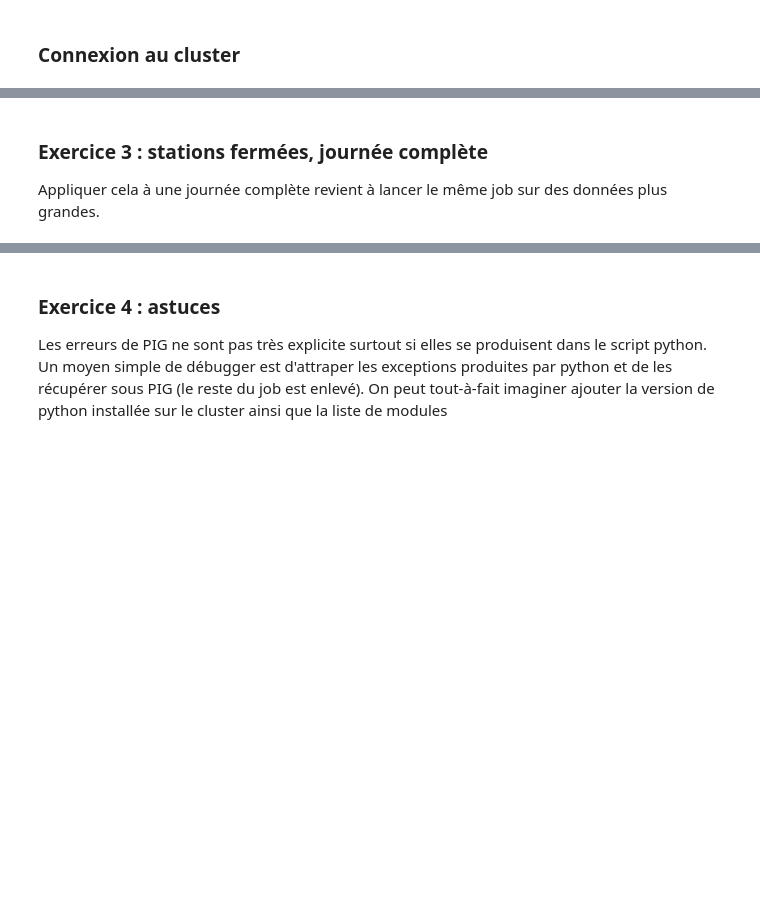
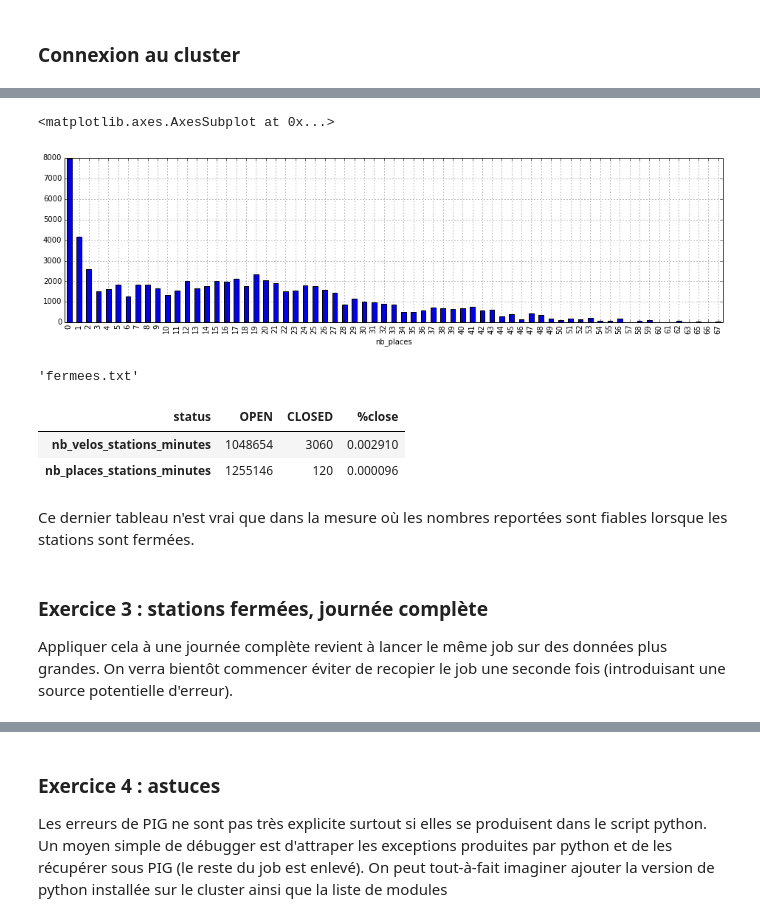
Before and after one commit to sdpython/ensae_teaching_cs, a Jupyter notebook: _doc/notebooks/td3a/td3a_correction_session7a.ipynb, the cells around one changed output, grey strips where cells are left out. Cells and saved outputs as stored; diff of their text form; code cells hidden in the pictures; blank space fills up the shorter version.

```diff
--- a/_doc/notebooks/td3a/td3a_correction_session7a.ipynb
+++ b/_doc/notebooks/td3a/td3a_correction_session7a.ipynb
@@ -111,4 +221,27 @@ STORE dist_pl INTO 'velib_py_results/distribution_stands.txt' USING PigStorage('
+# %%
+df = pandas.read_csv("distribution_stands.txt", sep="\t", names=["nb_places", "nb_stations_minutes"])
+df.plot(x="nb_places",y="nb_stations_minutes",kind="bar",figsize=(16,4))
+# %% [output]
+<matplotlib.axes.AxesSubplot at 0x...>
+[figure, added]
+# %%
+if os.path.exists("fermees.txt") : os.remove("fermees.txt")
+%remote_down_cluster_merge velib_py_results/fermees.txt fermees.txt
+# %% [output]
+'fermees.txt'
+# %%
+df = pandas.read_csv("fermees.txt", sep="\t", names=["status", "nb_velos_stations_minutes", "nb_places_stations_minutes"])
+df=df.set_index("status")
+df = df.T
+df["%close"] = df.CLOSED / (df.CLOSED + df.OPEN)
+df
+# %% [output]
+| status | OPEN | CLOSED | %close |
+| nb_velos_stations_minutes | 1048654 | 3060 | 0.002910 |
+| nb_places_stations_minutes | 1255146 | 120 | 0.000096 |
+# %% [markdown]
+Ce dernier tableau n'est vrai que dans la mesure où les nombres reportées sont fiables lorsque les stations sont fermées.
 # %% [markdown]
 <h3 id="exo3">Exercice 3 : stations fermées, journée complète</h3>
 
-Appliquer cela à une journée complète revient à lancer le même job sur des données plus grandes.
+Appliquer cela à une journée complète revient à lancer le même job sur des données plus grandes. On verra bientôt commencer éviter de recopier le job une seconde fois (introduisant une source potentielle d'erreur).
```
Also changed, not shown: parts of 41 cells of this notebook, 9 other files.
